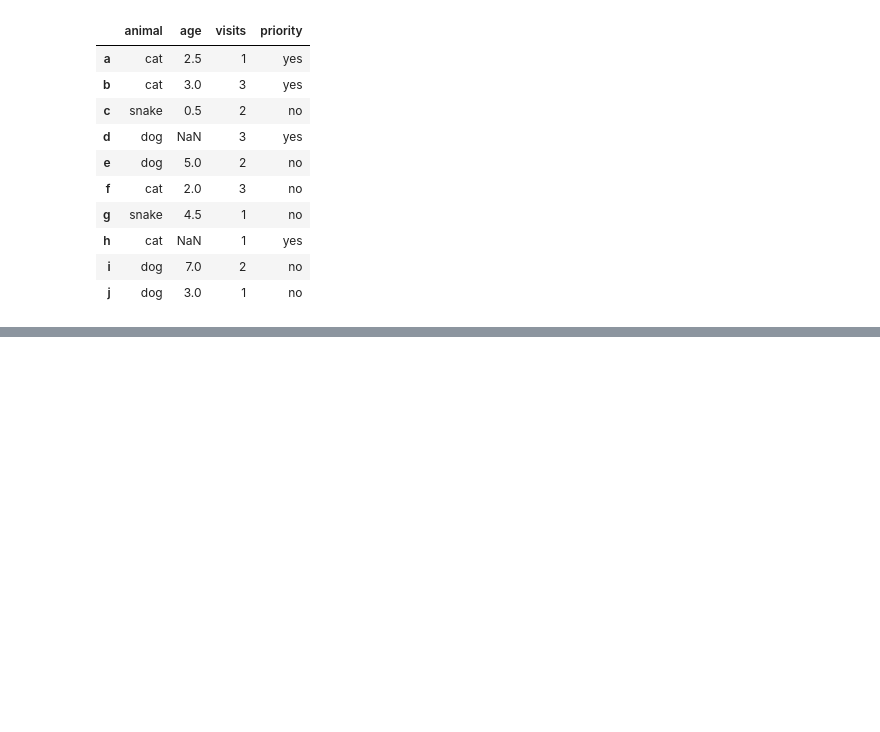
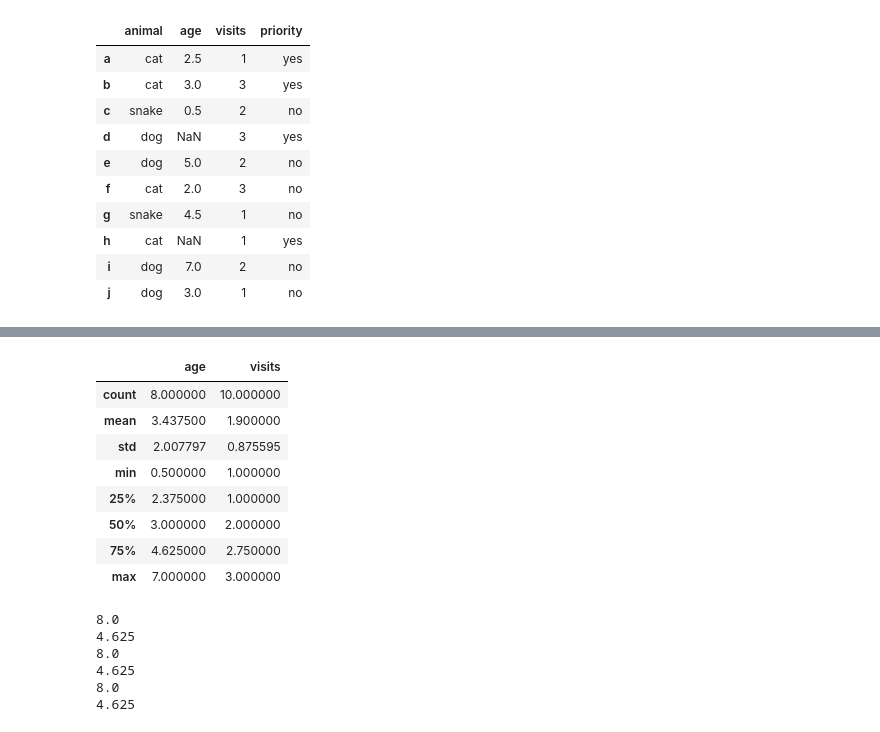
Before and after one commit to edirab/Lovely-Notebooks, a Jupyter notebook: stepic-python/6.7 Pandas.ipynb, the cells around one changed output, grey strips where cells are left out. Cells and saved outputs as stored; diff of their text form; code cells hidden in the pictures; blank space fills up the shorter version.

Commit message:
Начало решения задач Pandas 10 - 20

```diff
--- a/stepic-python/6.7 Pandas.ipynb
+++ b/stepic-python/6.7 Pandas.ipynb
@@ -77,0 +142,40 @@ j    dog  3.0       1       no
+# %%
+import pandas as pd
+import numpy as np
+
+df = pd.DataFrame(
+                  {'animal': ['cat', 'cat', 'snake', 'dog', 'dog', 'cat', 'snake', 'cat', 'dog', 'dog'],
+                   'age': [2.5, 3, 0.5, np.nan, 5, 2, 4.5, np.nan, 7, 3],
+                   'visits': [1, 3, 2, 3, 2, 3, 1, 1, 2, 1],
+                   'priority': ['yes', 'yes', 'no', 'yes', 'no', 'no', 'no', 'yes', 'no', 'no']
+                  },
+                index = ['a', 'b', 'c', 'd', 'e', 'f', 'g', 'h', 'i', 'j'])
+# %%
+df.describe()
+# %% [output]
+|  | age | visits |
+| count | 8.000000 | 10.000000 |
+| mean | 3.437500 | 1.900000 |
+| std | 2.007797 | 0.875595 |
+| min | 0.500000 | 1.000000 |
+| 25% | 2.375000 | 1.000000 |
+| 50% | 3.000000 | 2.000000 |
+| 75% | 4.625000 | 2.750000 |
+| max | 7.000000 | 3.000000 |
+# %%
+print(df.describe()['age'].loc['count'])
+print(df.describe()['age'].loc['75%'])
+
+print(df.describe()['age']['count'])
+print(df.describe()['age']['75%'])
+
+print(float(df["age"].count()), float(df["age"].quantile([0.75])), sep="\n")
+# Сначала столбец, потом строка
+#print(df.describe()['count']['age'])
+# %% [output]
+8.0
+4.625
+8.0
+4.625
+8.0
+4.625
```
Also changed, not shown: parts of 31 cells of this notebook.
